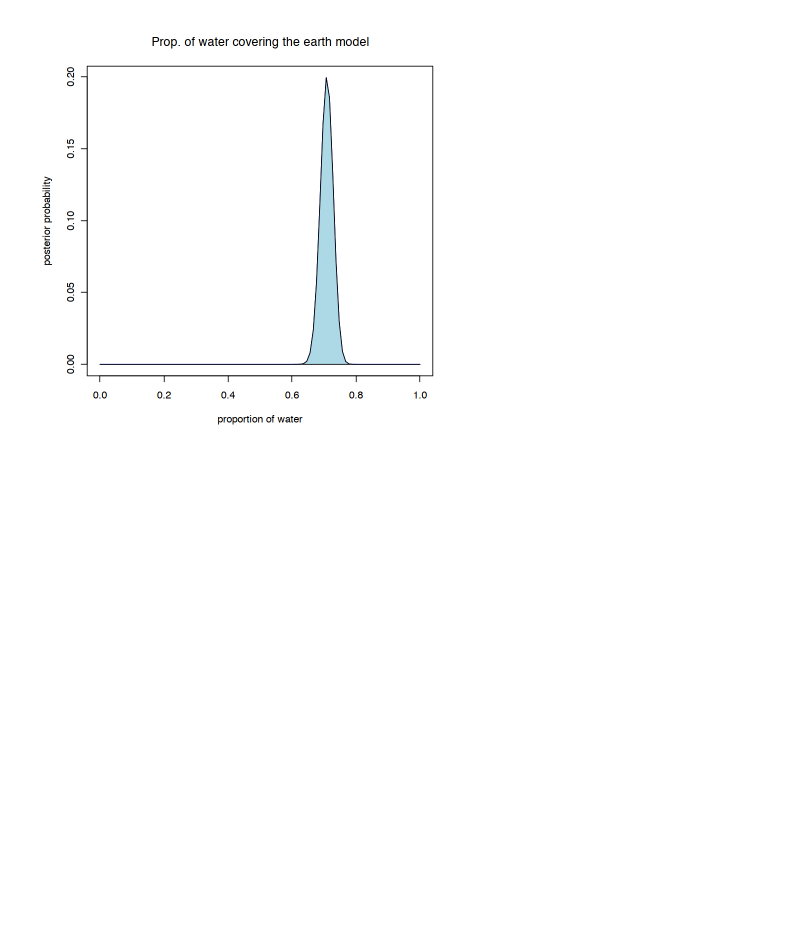
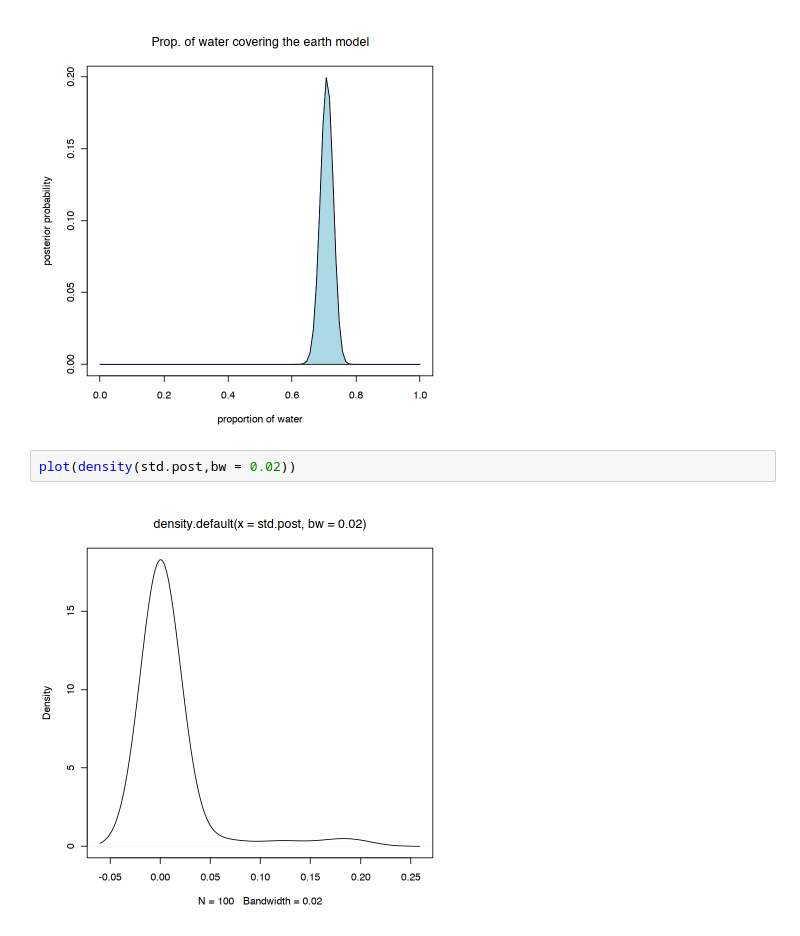
Before and after one commit to norberello/bayes.coins-and-earth-tosses, a Jupyter notebook: Bayes theorem with coins and water.ipynb, the cells around one changed output. Saved outputs shown, nothing was run; the diff lists cells and outputs as text; blank space fills up the shorter version.

```diff
--- a/Bayes theorem with coins and water.ipynb
+++ b/Bayes theorem with coins and water.ipynb
@@ -313,3 +344,7 @@ plot(p.grid,std.post,type = "l",col="blue",
 polygon(p.grid,std.post,col="light blue")
 # %% [output]
 [figure]
+# %%
+plot(density(std.post,bw = 0.02))
+# %% [output]
+[figure, added]
```
Also changed, not shown: parts of 3 cells of this notebook, 1 other file.
